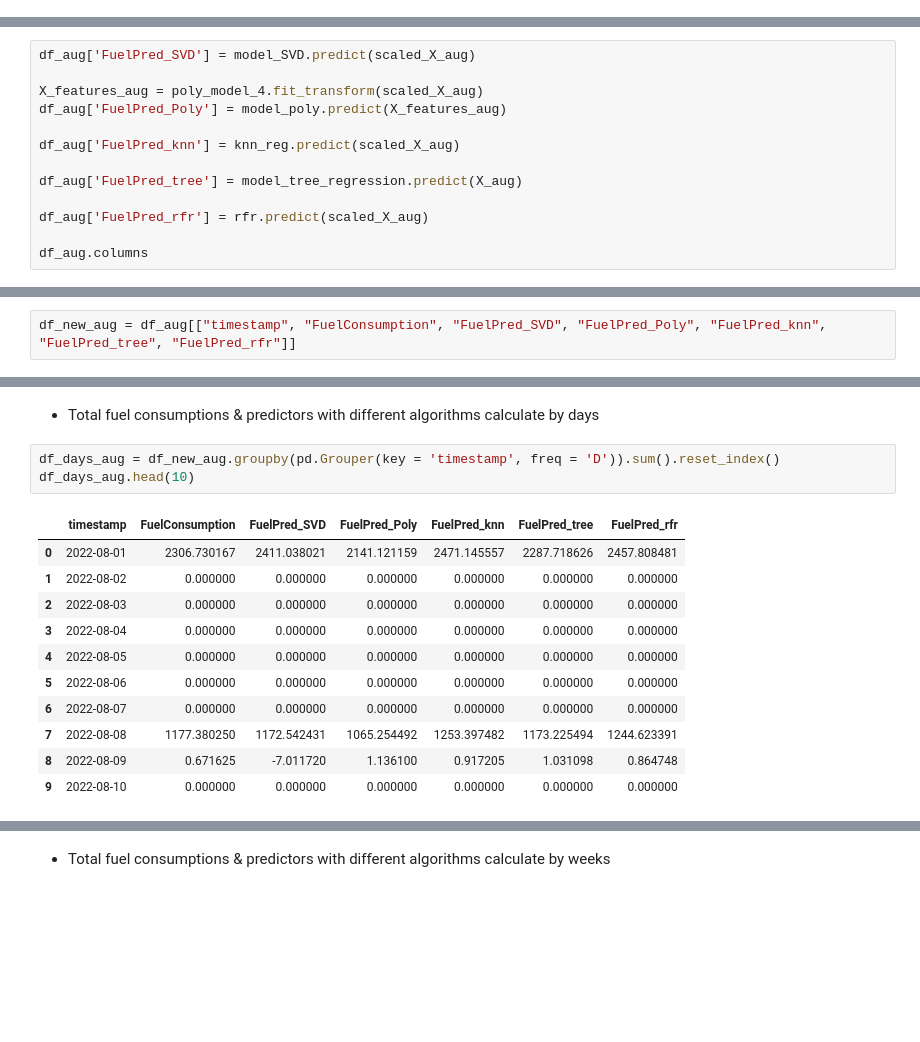
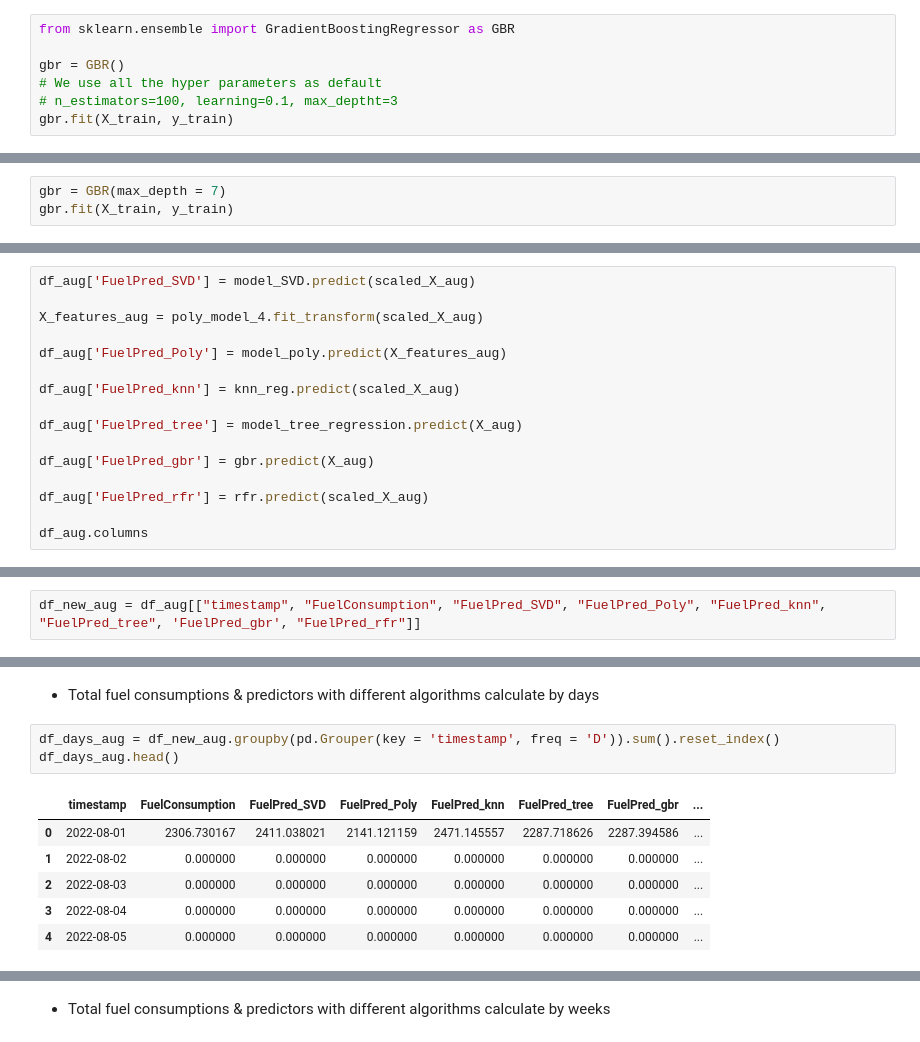
Before and after one commit to cooperhankun/Deep_learning, a Jupyter notebook: project/cetasol_1.ipynb, the cells around one changed output, grey strips where cells are left out. Cells and saved outputs as stored; diff of their text form; blank space fills up the shorter version.

```diff
--- a/project/cetasol_1.ipynb
+++ b/project/cetasol_1.ipynb
@@ -547,0 +556,7 @@ Prediction Decision tree: 0.0341572
+# %%
+from sklearn.ensemble import GradientBoostingRegressor as GBR
+
+gbr = GBR()
+# We use all the hyper parameters as default
+# n_estimators=100, learning=0.1, max_deptht=3
+gbr.fit(X_train, y_train)
@@ -547,0 +581,3 @@ Prediction Decision tree: 0.0341572
+# %%
+gbr = GBR(max_depth = 7)
+gbr.fit(X_train, y_train)
@@ -646,12 +703,15 @@ scaled_X_aug.shape,  y_aug.shape
 df_aug['FuelPred_SVD'] = model_SVD.predict(scaled_X_aug)
 
 X_features_aug = poly_model_4.fit_transform(scaled_X_aug)
+
 df_aug['FuelPred_Poly'] = model_poly.predict(X_features_aug)
 
 df_aug['FuelPred_knn'] = knn_reg.predict(scaled_X_aug)
 
 df_aug['FuelPred_tree'] = model_tree_regression.predict(X_aug)
 
+df_aug['FuelPred_gbr'] = gbr.predict(X_aug)
+
 df_aug['FuelPred_rfr'] = rfr.predict(scaled_X_aug)
 
 df_aug.columns
@@ -674,6 +734,6 @@ Index(['Unnamed: 0', 'timestamp', 'engineFuelRate', 'engineSpeed', 'latitude',
       dtype='object')
 # %%
-df_new_aug = df_aug[["timestamp", "FuelConsumption", "FuelPred_SVD", "FuelPred_Poly", "FuelPred_knn", "FuelPred_tree", "FuelPred_rfr"]]
+df_new_aug = df_aug[["timestamp", "FuelConsumption", "FuelPred_SVD", "FuelPred_Poly", "FuelPred_knn", "FuelPred_tree", 'FuelPred_gbr', "FuelPred_rfr"]]
 # %%
 df_new_aug['timestamp'] = pd.to_datetime(df_new_aug['timestamp'])
 # %% [output]
@@ -686,19 +746,14 @@ See the caveats in the documentation: https://pandas.pydata.org/pandas-docs/stab
 - Total fuel consumptions & predictors with different algorithms calculate by days
 # %%
 df_days_aug = df_new_aug.groupby(pd.Grouper(key = 'timestamp', freq = 'D')).sum().reset_index()
-df_days_aug.head(10)
+df_days_aug.head()
 # %% [output]
-|  | timestamp | FuelConsumption | FuelPred_SVD | FuelPred_Poly | FuelPred_knn | FuelPred_tree | FuelPred_rfr |
-| 0 | 2022-08-01 | 2306.730167 | 2411.038021 | 2141.121159 | 2471.145557 | 2287.718626 | 2457.808481 |
-| 1 | 2022-08-02 | 0.000000 | 0.000000 | 0.000000 | 0.000000 | 0.000000 | 0.000000 |
-| 2 | 2022-08-03 | 0.000000 | 0.000000 | 0.000000 | 0.000000 | 0.000000 | 0.000000 |
-| 3 | 2022-08-04 | 0.000000 | 0.000000 | 0.000000 | 0.000000 | 0.000000 | 0.000000 |
-| 4 | 2022-08-05 | 0.000000 | 0.000000 | 0.000000 | 0.000000 | 0.000000 | 0.000000 |
-| 5 | 2022-08-06 | 0.000000 | 0.000000 | 0.000000 | 0.000000 | 0.000000 | 0.000000 |
-| 6 | 2022-08-07 | 0.000000 | 0.000000 | 0.000000 | 0.000000 | 0.000000 | 0.000000 |
-| 7 | 2022-08-08 | 1177.380250 | 1172.542431 | 1065.254492 | 1253.397482 | 1173.225494 | 1244.623391 |
-| 8 | 2022-08-09 | 0.671625 | -7.011720 | 1.136100 | 0.917205 | 1.031098 | 0.864748 |
-| 9 | 2022-08-10 | 0.000000 | 0.000000 | 0.000000 | 0.000000 | 0.000000 | 0.000000 |
+|  | timestamp | FuelConsumption | FuelPred_SVD | FuelPred_Poly | FuelPred_knn | FuelPred_tree | FuelPred_gbr | ... |
+| 0 | 2022-08-01 | 2306.730167 | 2411.038021 | 2141.121159 | 2471.145557 | 2287.718626 | 2287.394586 | ... |
+| 1 | 2022-08-02 | 0.000000 | 0.000000 | 0.000000 | 0.000000 | 0.000000 | 0.000000 | ... |
+| 2 | 2022-08-03 | 0.000000 | 0.000000 | 0.000000 | 0.000000 | 0.000000 | 0.000000 | ... |
+| 3 | 2022-08-04 | 0.000000 | 0.000000 | 0.000000 | 0.000000 | 0.000000 | 0.000000 | ... |
+| 4 | 2022-08-05 | 0.000000 | 0.000000 | 0.000000 | 0.000000 | 0.000000 | 0.000000 | ... |
 # %%
 mae_SVD_days_aug = mean_absolute_error(df_days_aug.FuelConsumption, df_days_aug.FuelPred_SVD)
 mae_Poly_days_aug = mean_absolute_error(df_days_aug.FuelConsumption, df_days_aug.FuelPred_Poly)
```
Also changed, not shown: parts of 73 cells of this notebook.
